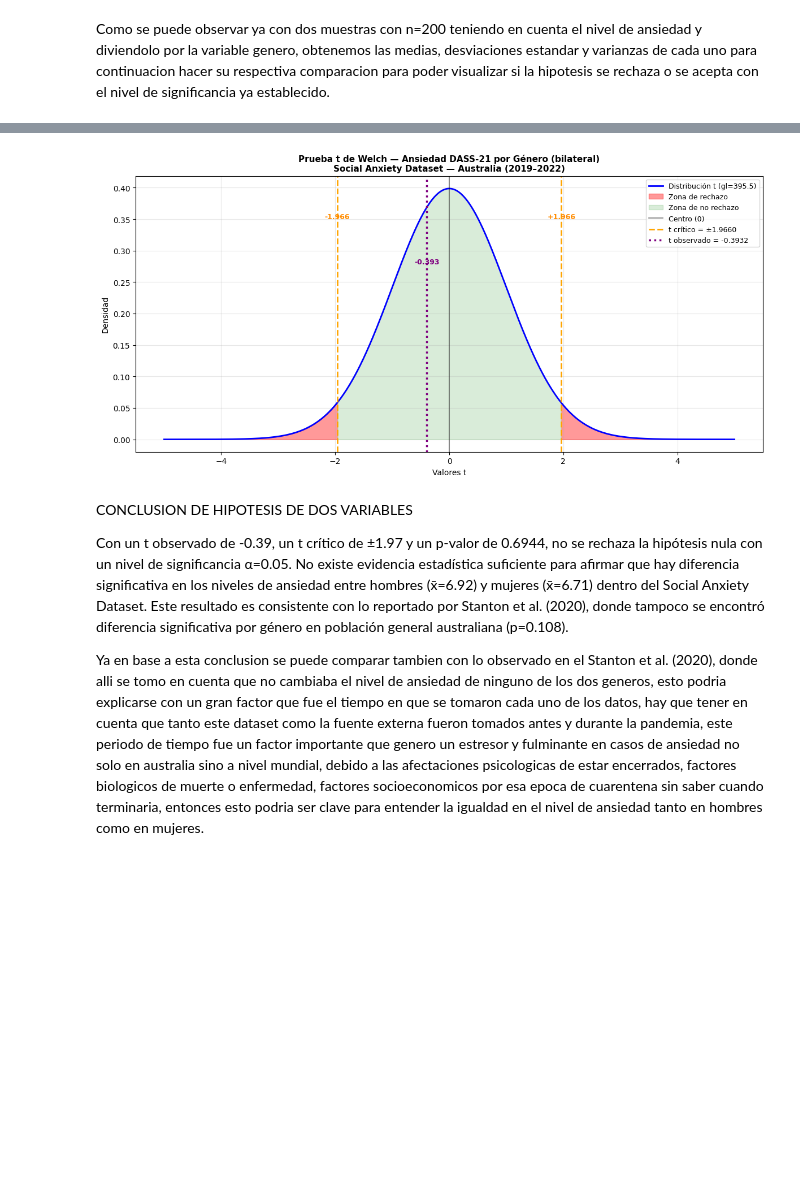
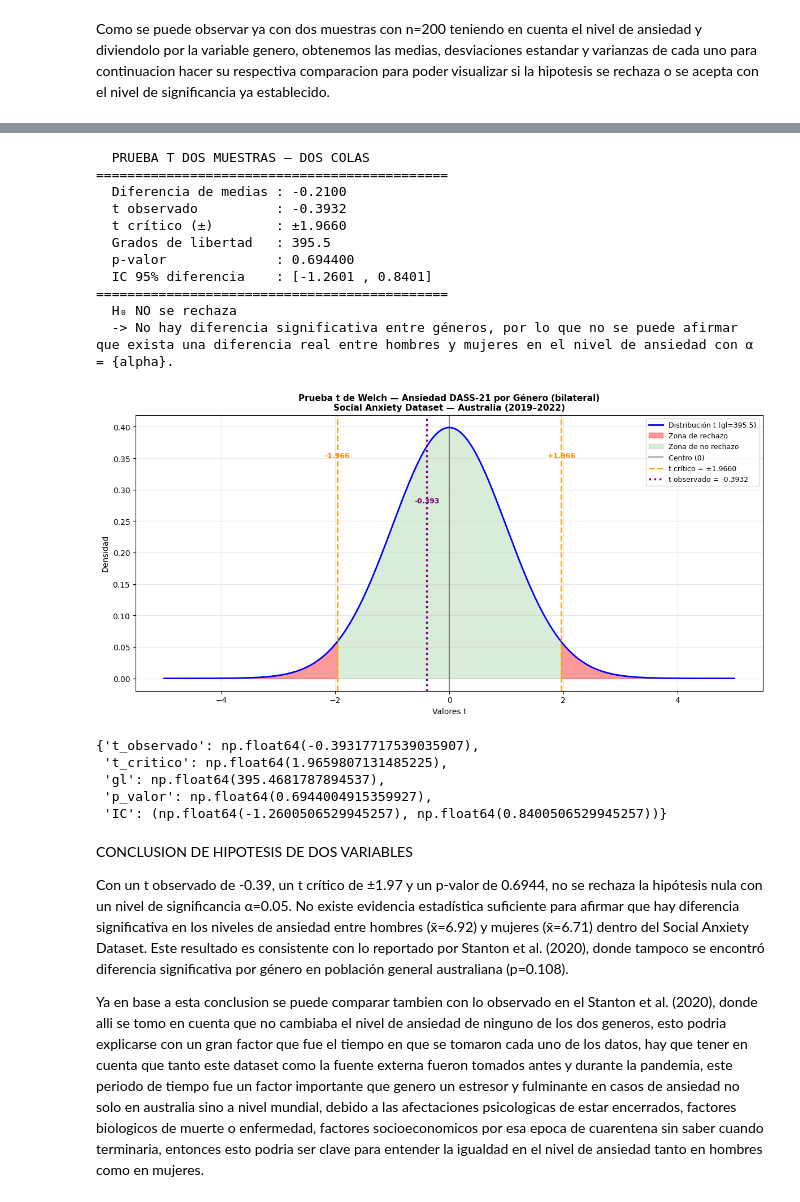
Before and after one commit to Juanzzz05/Estadistica-II, a Jupyter notebook: Proyecto.ipynb, the cells around one changed output, grey strips where cells are left out. Drawn from its saved outputs; the diff is of its cells as text; code cells hidden in the pictures; blank space fills up the shorter version.

```diff
--- a/Proyecto.ipynb
+++ b/Proyecto.ipynb
@@ -645,0 +621,6 @@ Variacion estándar hombres    : 26.2448
+# %%
+np.random.seed(42)
+muestra_mujeres = perfil[perfil['Gender'] == 'Female']['Anxiety Level (1-10)'].dropna().sample(n=200, random_state=42).values
+muestra_hombres = perfil[perfil['Gender'] == 'Male']['Anxiety Level (1-10)'].dropna().sample(n=200, random_state=123).values
+resumen_hombres = resumen_inferencial_hipo(muestra_hombres, alpha=0.05)
+resumen_mujeres = resumen_inferencial_hipo(muestra_mujeres, alpha=0.05)
@@ -692,36 +712,31 @@ else:
-# %%
-fig, ax = plt.subplots(figsize=(12, 6))
-
-x    = np.linspace(-5, 5, 1000)
-y_t  = stats.t.pdf(x, df=gl)
-
-ax.plot(x, y_t, 'b-', linewidth=2, label=f'Distribución t (gl={gl:.1f})')
-ax.fill_between(x, y_t, where=(x >  t_critico), alpha=0.4, color='red', label='Zona de rechazo')
-ax.fill_between(x, y_t, where=(x < -t_critico), alpha=0.4, color='red')
-ax.fill_between(x, y_t, where=((x >= -t_critico) & (x <= t_critico)),
-                alpha=0.15, color='green', label='Zona de no rechazo')
-ax.axvline(0, color='black', linestyle='-', linewidth=1.2, alpha=0.5, label='Centro (0)')
-ax.axvline( t_critico, color='orange', linestyle='--', linewidth=2, label=f't crítico = ±{t_critico:.4f}')
-ax.axvline(-t_critico, color='orange', linestyle='--', linewidth=2)
-ax.text( t_critico, max(y_t)*0.88, f'+{t_critico:.3f}', ha='center', fontsize=9,
-         color='darkorange', fontweight='bold')
-ax.text(-t_critico, max(y_t)*0.88, f'-{t_critico:.3f}', ha='center', fontsize=9,
-         color='darkorange', fontweight='bold')
-
-ax.axvline(t_observado, color='purple', linestyle=':', linewidth=2.5,
-           label=f't observado = {t_observado:.4f}')
-ax.text(t_observado, max(y_t)*0.70, f'{t_observado:.3f}', ha='center', fontsize=9,
-        color='purple', fontweight='bold')
-ax.set_title('Prueba t de Welch — Ansiedad DASS-21 por Género (bilateral)\nSocial Anxiety Dataset — Australia (2019–2022)',
-             fontsize=11, fontweight='bold')
-ax.set_xlabel('Valores t', fontsize=10)
-ax.set_ylabel('Densidad', fontsize=10)
-ax.legend(fontsize=9, loc='upper right')
-ax.grid(alpha=0.3)
-plt.tight_layout()
-plt.show()
-# %% [output]
-[figure, removed]
+# %%
+n1 = resumen_mujeres["n"]
+m1 = resumen_mujeres["media"]
+v1 = resumen_mujeres["varianza"]
+n2 = resumen_hombres["n"]
+m2 = resumen_hombres["media"]
+v2 = resumen_hombres["varianza"]
+
+
+prueba_t_dos_muestras(n1,n2,m1,m2,v1,v2, alpha=0.05, titulo="Prueba t de Welch")
+# %% [output]
+  PRUEBA T DOS MUESTRAS — DOS COLAS
+=============================================
+  Diferencia de medias : -0.2100
+  t observado          : -0.3932
+  t crítico (±)        : ±1.9660
+  Grados de libertad   : 395.5
+  p-valor              : 0.694400
+  IC 95% diferencia    : [-1.2601 , 0.8401]
+=============================================
+  H₀ NO se rechaza
+  -> No hay diferencia significativa entre géneros, por lo que no se puede afirmar que exista una diferencia real entre hombres y mujeres en el nivel de ansiedad con α = {alpha}.
+[figure, added]
+{'t_observado': np.float64(-0.39317717539035907),
+ 't_critico': np.float64(1.9659807131485225),
+ 'gl': np.float64(395.4681787894537),
+ 'p_valor': np.float64(0.6944004915359927),
+ 'IC': (np.float64(-1.2600506529945257), np.float64(0.8400506529945257))}
 # %% [markdown]
 CONCLUSION DE HIPOTESIS DE DOS VARIABLES
 
```
Also changed, not shown: parts of 5 cells of this notebook.
